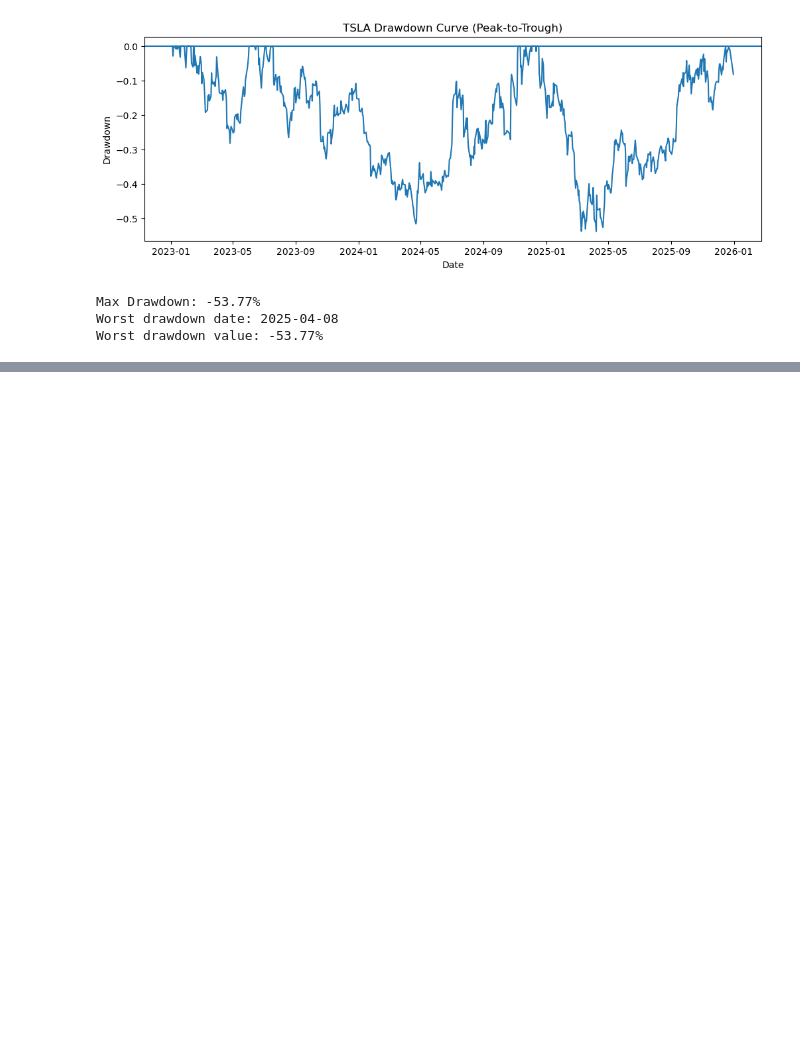
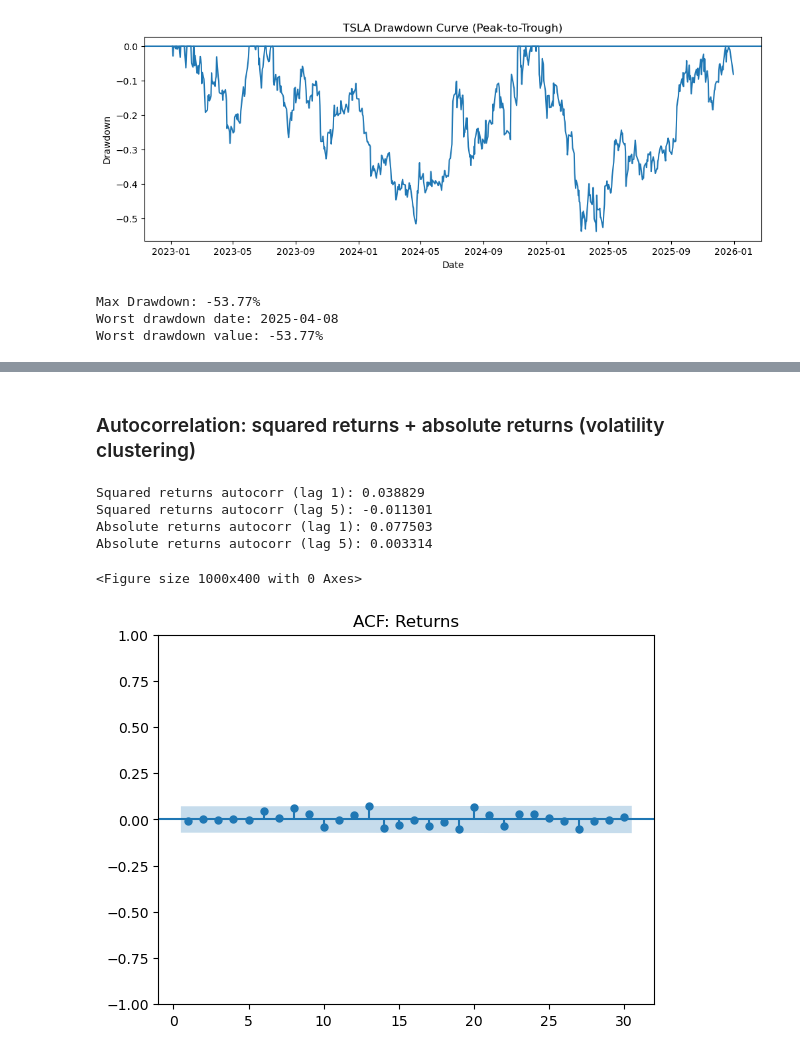
Before and after one commit to Ayomidemi/quant_200_days, a Jupyter notebook: notebooks/1to10.ipynb, the cells around one changed output, grey strips where cells are left out. Saved outputs shown, nothing was run; the diff lists cells and outputs as text; code cells hidden in the pictures; blank space fills up the shorter version.

```diff
--- a/notebooks/1to10.ipynb
+++ b/notebooks/1to10.ipynb
@@ -271,0 +281,11 @@ Worst drawdown value: -53.77%
+# %%
+# lag 1 and lag 5
+
+if isinstance(log_returns, pd.DataFrame):
+    log_returns = log_returns.iloc[:, 0]
+
+lag1 = log_returns.autocorr(lag=1)
+lag5 = log_returns.autocorr(lag=5)
+
+print(f"Returns autocorr (lag 1): {lag1:.6f}")
+print(f"Returns autocorr (lag 5): {lag5:.6f}")
@@ -271,0 +310,30 @@ Worst drawdown value: -53.77%
+# %% [markdown]
+### Autocorrelation: squared returns + absolute returns (volatility clustering)
+# %%
+sq = log_returns**2
+ab = log_returns.abs()
+
+sq_lag1 = sq.autocorr(lag=1)
+sq_lag5 = sq.autocorr(lag=5)
+ab_lag1 = ab.autocorr(lag=1)
+ab_lag5 = ab.autocorr(lag=5)
+
+print(f"Squared returns autocorr (lag 1): {sq_lag1:.6f}")
+print(f"Squared returns autocorr (lag 5): {sq_lag5:.6f}")
+print(f"Absolute returns autocorr (lag 1): {ab_lag1:.6f}")
+print(f"Absolute returns autocorr (lag 5): {ab_lag5:.6f}")
+# %% [output]
+Squared returns autocorr (lag 1): 0.038829
+Squared returns autocorr (lag 5): -0.011301
+Absolute returns autocorr (lag 1): 0.077503
+Absolute returns autocorr (lag 5): 0.003314
+# %%
+# ACF for returns
+
+plt.figure(figsize=(10,4))
+plot_acf(log_returns, lags=30, zero=False)
+plt.title("ACF: Returns")
+plt.show()
+# %% [output]
+<Figure size 1000x400 with 0 Axes>
+[figure, added]
```
Also changed, not shown: parts of 16 cells of this notebook, 1 other file.
